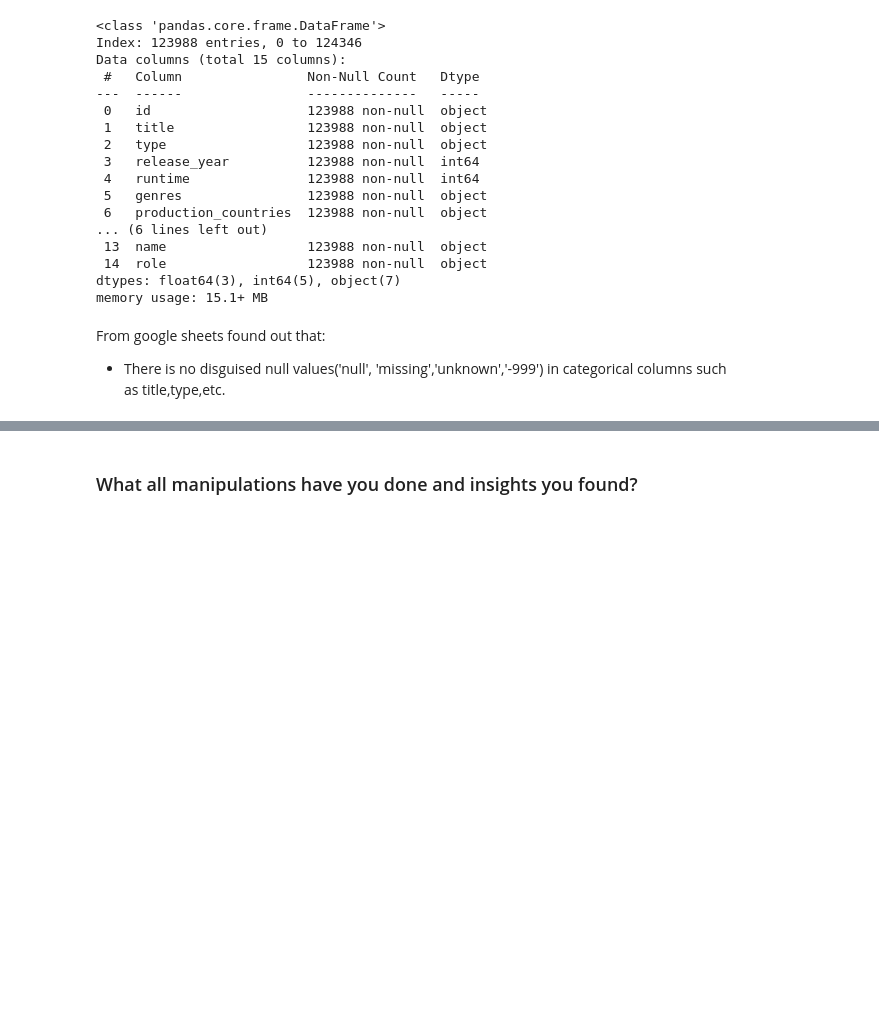
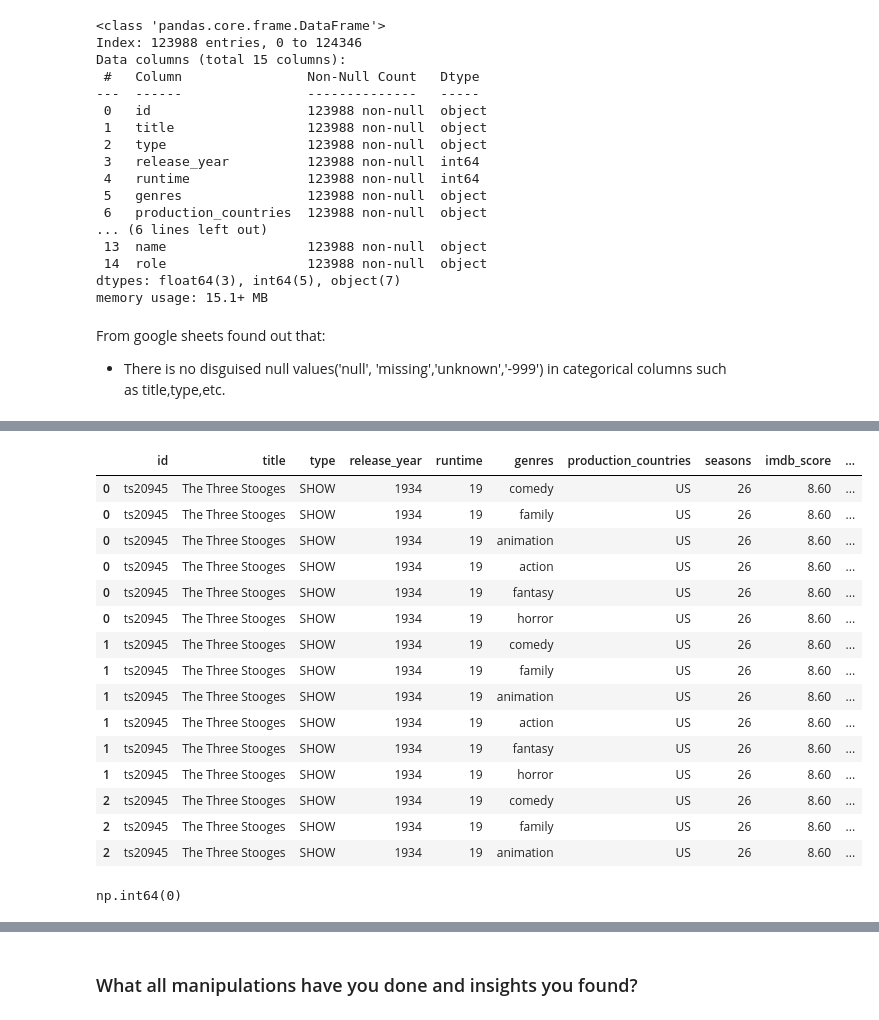
Before and after one commit to Giraj12/EDA--Capstone-Project, a Jupyter notebook: Amazon_Shows_EDA_.ipynb, the cells around one changed output, grey strips where cells are left out. Drawn from its saved outputs; the diff is of its cells as text; code cells hidden in the pictures; blank space fills up the shorter version.

```diff
--- a/Amazon_Shows_EDA_.ipynb
+++ b/Amazon_Shows_EDA_.ipynb
@@ -706,0 +677,34 @@ memory usage: 15.1+ MB
+# %%
+# list of generes are present for each movie
+# exploding df based on genre to analyse individual genre.
+df['genres']=df['genres'].apply(eval) # converting to actual list from list like string.
+df=df.explode('genres')
+# %%
+# list of production countries are present for each movie
+# exploding df based on countries to analyse movies by regions.
+df['production_countries']=df['production_countries'].apply(eval) # converting to actual list from list like string.
+df=df.explode('production_countries')
+# %%
+df.head(15)
+# %% [output]
+|  | id | title | type | release_year | runtime | genres | production_countries | seasons | imdb_score | ... |
+| 0 | ts20945 | The Three Stooges | SHOW | 1934 | 19 | comedy | US | 26 | 8.60 | ... |
+| 0 | ts20945 | The Three Stooges | SHOW | 1934 | 19 | family | US | 26 | 8.60 | ... |
+| 0 | ts20945 | The Three Stooges | SHOW | 1934 | 19 | animation | US | 26 | 8.60 | ... |
+| 0 | ts20945 | The Three Stooges | SHOW | 1934 | 19 | action | US | 26 | 8.60 | ... |
+| 0 | ts20945 | The Three Stooges | SHOW | 1934 | 19 | fantasy | US | 26 | 8.60 | ... |
+| 0 | ts20945 | The Three Stooges | SHOW | 1934 | 19 | horror | US | 26 | 8.60 | ... |
+| 1 | ts20945 | The Three Stooges | SHOW | 1934 | 19 | comedy | US | 26 | 8.60 | ... |
+| 1 | ts20945 | The Three Stooges | SHOW | 1934 | 19 | family | US | 26 | 8.60 | ... |
+| 1 | ts20945 | The Three Stooges | SHOW | 1934 | 19 | animation | US | 26 | 8.60 | ... |
+| 1 | ts20945 | The Three Stooges | SHOW | 1934 | 19 | action | US | 26 | 8.60 | ... |
+| 1 | ts20945 | The Three Stooges | SHOW | 1934 | 19 | fantasy | US | 26 | 8.60 | ... |
+| 1 | ts20945 | The Three Stooges | SHOW | 1934 | 19 | horror | US | 26 | 8.60 | ... |
+| 2 | ts20945 | The Three Stooges | SHOW | 1934 | 19 | comedy | US | 26 | 8.60 | ... |
+| 2 | ts20945 | The Three Stooges | SHOW | 1934 | 19 | family | US | 26 | 8.60 | ... |
+| 2 | ts20945 | The Three Stooges | SHOW | 1934 | 19 | animation | US | 26 | 8.60 | ... |
+# %%
+# check for duplicates
+df.duplicated().sum()
+# %% [output]
+np.int64(0)
```
Also changed, not shown: parts of 8 cells of this notebook.
